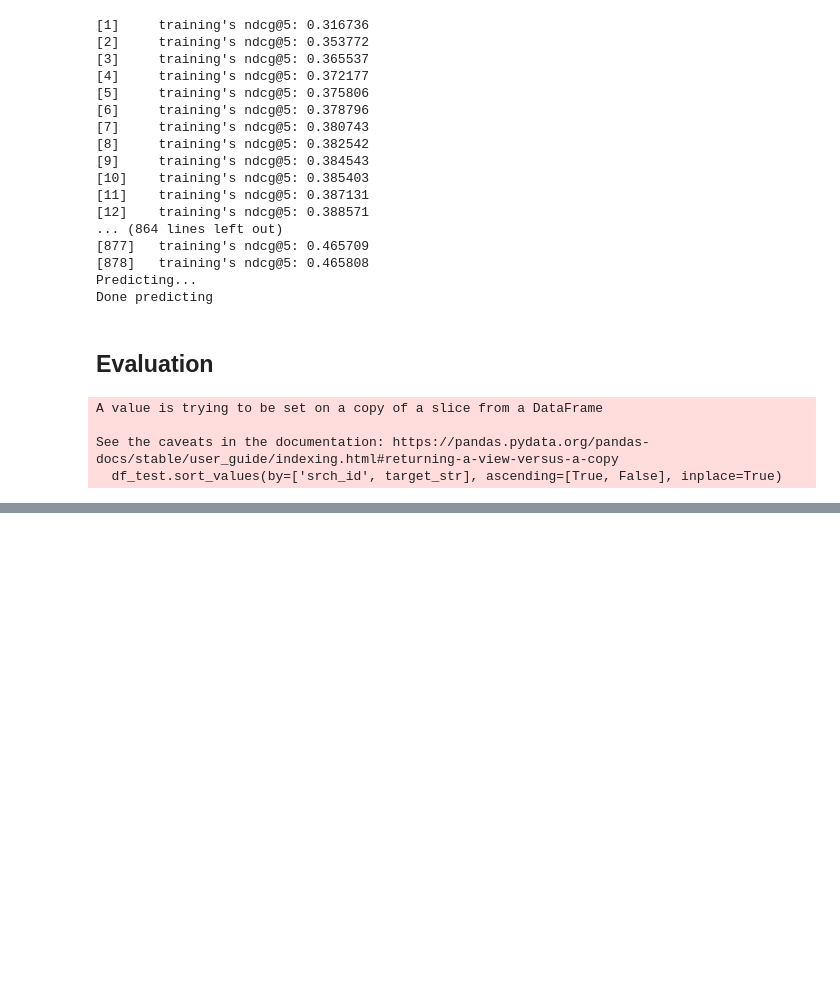
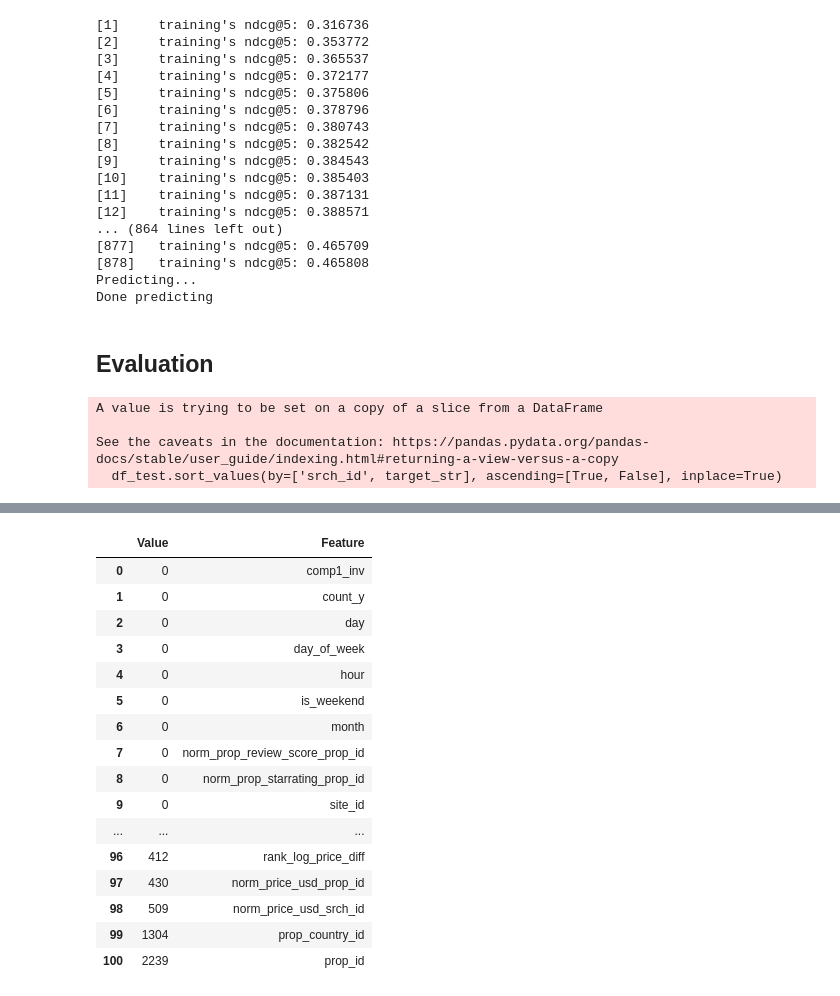
Before and after one commit to rapsac2010/learning-to-rank-expedia-vu, a Jupyter notebook: src/eda_ch.ipynb, the cells around one changed output, grey strips where cells are left out. Cells and saved outputs as stored; diff of their text form; code cells hidden in the pictures; blank space fills up the shorter version.

```diff
--- a/src/eda_ch.ipynb
+++ b/src/eda_ch.ipynb
@@ -359,0 +257,22 @@ ValueError: Invalid classes inferred from unique values of `y`.  Expected: [0 1
+# %%
+feature_imp
+
+# sort descending
+# %% [output]
+|  | Value | Feature |
+| 0 | 0 | comp1_inv |
+| 1 | 0 | count_y |
+| 2 | 0 | day |
+| 3 | 0 | day_of_week |
+| 4 | 0 | hour |
+| 5 | 0 | is_weekend |
+| 6 | 0 | month |
+| 7 | 0 | norm_prop_review_score_prop_id |
+| 8 | 0 | norm_prop_starrating_prop_id |
+| 9 | 0 | site_id |
+| ... | ... | ... |
+| 96 | 412 | rank_log_price_diff |
+| 97 | 430 | norm_price_usd_prop_id |
+| 98 | 509 | norm_price_usd_srch_id |
+| 99 | 1304 | prop_country_id |
+| 100 | 2239 | prop_id |
```
Also changed, not shown: parts of 9 cells of this notebook, 5 other files.
